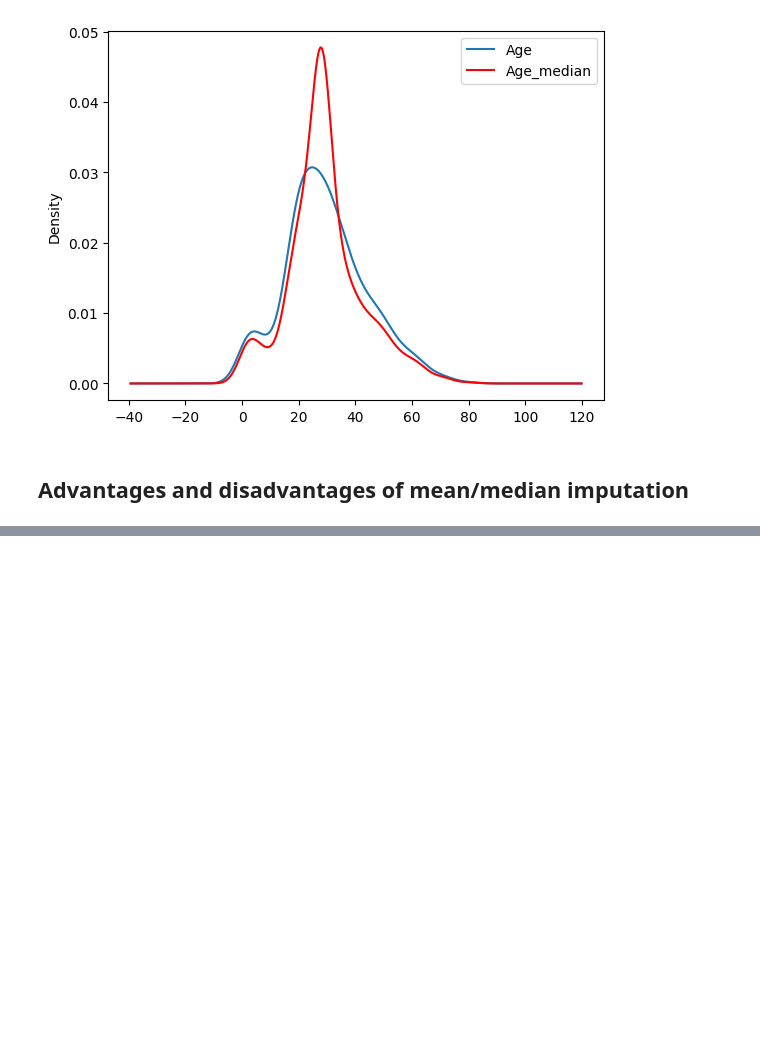
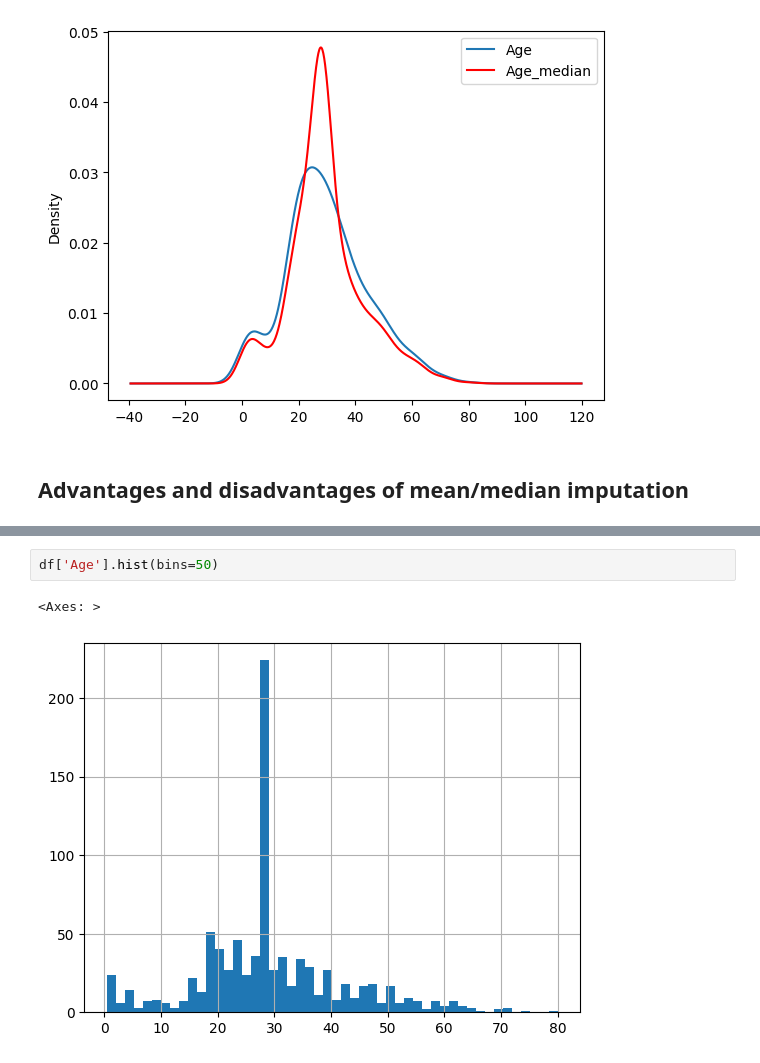
Before and after one commit to Omsai-2000/Exploratory-Data-Analysis, a Jupyter notebook: Handling_missing_values_using_Titanic_dataset.ipynb, the cells around one changed output, grey strips where cells are left out. Saved outputs shown, nothing was run; the diff lists cells and outputs as text; blank space fills up the shorter version.

```diff
--- a/Handling_missing_values_using_Titanic_dataset.ipynb
+++ b/Handling_missing_values_using_Titanic_dataset.ipynb
@@ -174,0 +379,5 @@ ax.legend(lines,labels, loc='best')
+# %%
+df['Age'].hist(bins=50)
+# %% [output]
+<Axes: >
+[figure, added]
```
Also changed, not shown: parts of 28 cells of this notebook.
